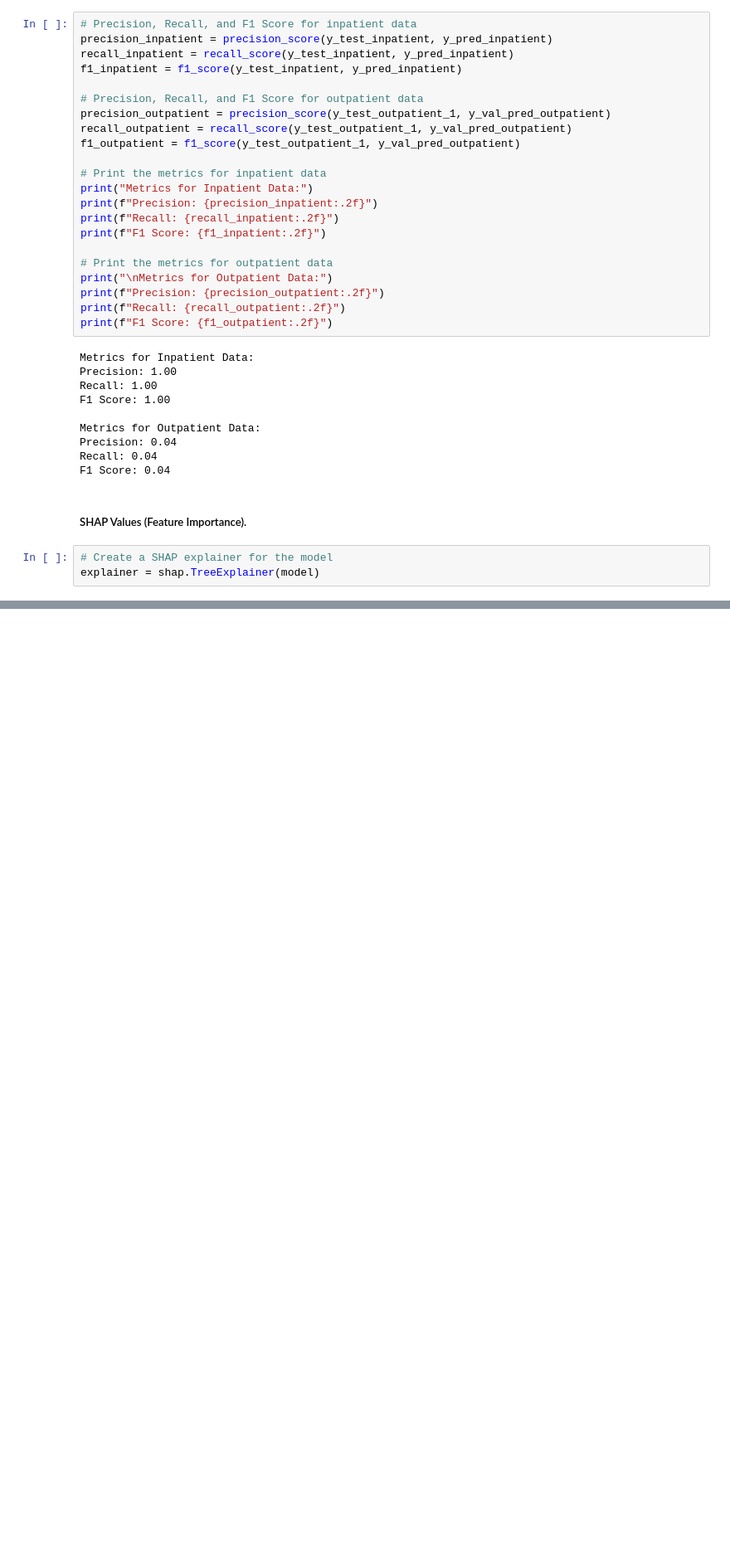
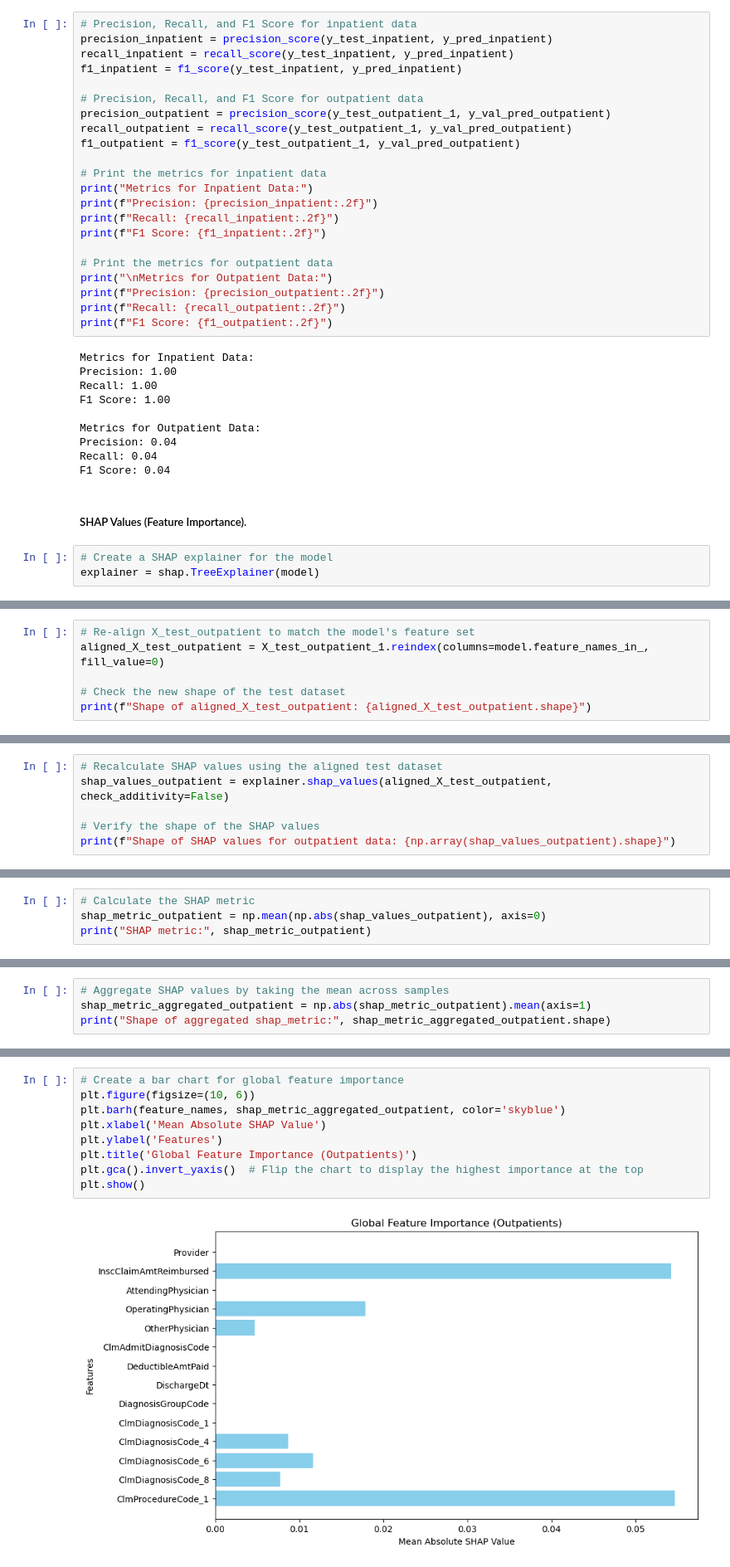
Before and after one commit to CesarChaparro1974/Healthcare-provider-fraud-detection, a Jupyter notebook: notebook.ipynb, the cells around one changed output, grey strips where cells are left out. Shown at 83% size. Drawn from its saved outputs; the diff is of its cells as text; blank space fills up the shorter version.

```diff
--- a/notebook.ipynb
+++ b/notebook.ipynb
@@ -1601,0 +1631,6 @@ Most important features:
+# %%
+# Re-align X_test_outpatient to match the model's feature set
+aligned_X_test_outpatient = X_test_outpatient_1.reindex(columns=model.feature_names_in_, fill_value=0)
+
+# Check the new shape of the test dataset
+print(f"Shape of aligned_X_test_outpatient: {aligned_X_test_outpatient.shape}")
@@ -1601,0 +1639,6 @@ Most important features:
+# %%
+# Recalculate SHAP values using the aligned test dataset
+shap_values_outpatient = explainer.shap_values(aligned_X_test_outpatient, check_additivity=False)
+
+# Verify the shape of the SHAP values
+print(f"Shape of SHAP values for outpatient data: {np.array(shap_values_outpatient).shape}")
@@ -1601,0 +1647,4 @@ Most important features:
+# %%
+# Calculate the SHAP metric
+shap_metric_outpatient = np.mean(np.abs(shap_values_outpatient), axis=0)
+print("SHAP metric:", shap_metric_outpatient)
@@ -1601,0 +1666,4 @@ Most important features:
+# %%
+# Aggregate SHAP values by taking the mean across samples
+shap_metric_aggregated_outpatient = np.abs(shap_metric_outpatient).mean(axis=1)
+print("Shape of aggregated shap_metric:", shap_metric_aggregated_outpatient.shape)
@@ -1601,0 +1694,11 @@ Most important features:
+# %%
+# Create a bar chart for global feature importance
+plt.figure(figsize=(10, 6))
+plt.barh(feature_names, shap_metric_aggregated_outpatient, color='skyblue')
+plt.xlabel('Mean Absolute SHAP Value')
+plt.ylabel('Features')
+plt.title('Global Feature Importance (Outpatients)')
+plt.gca().invert_yaxis()  # Flip the chart to display the highest importance at the top
+plt.show()
+# %% [output]
+[figure, added]
```
Also changed, not shown: parts of 13 cells of this notebook, 1 other file.
